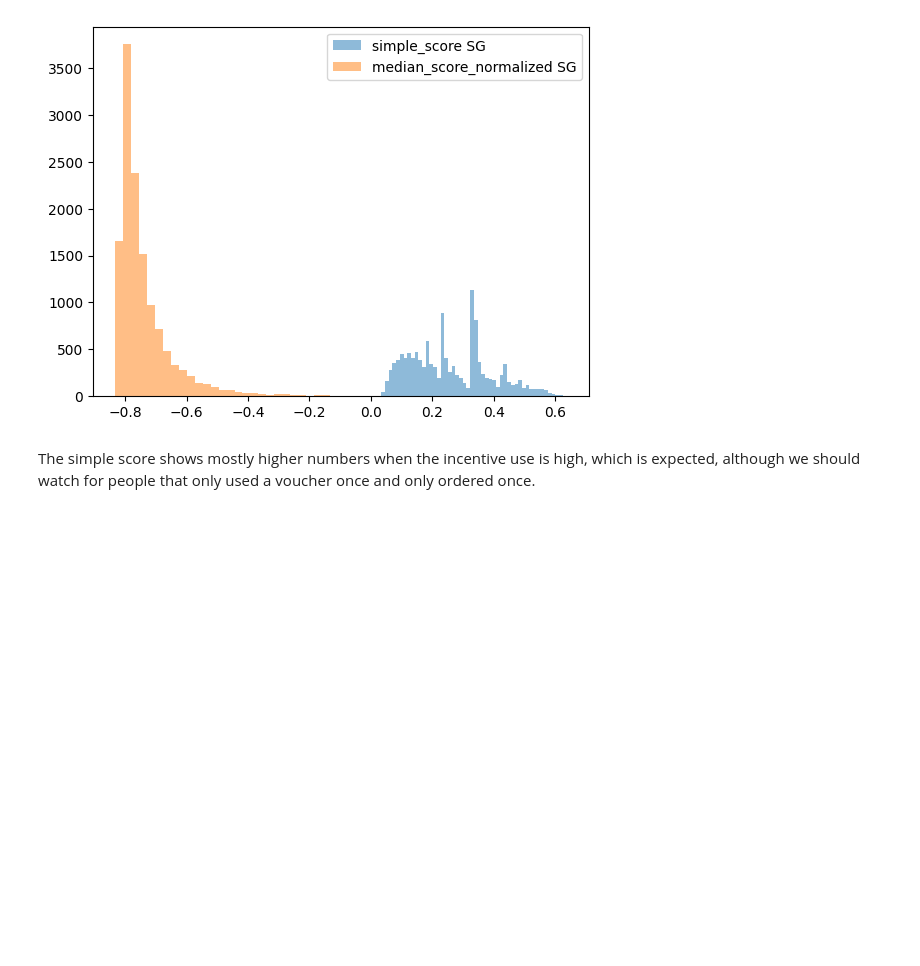
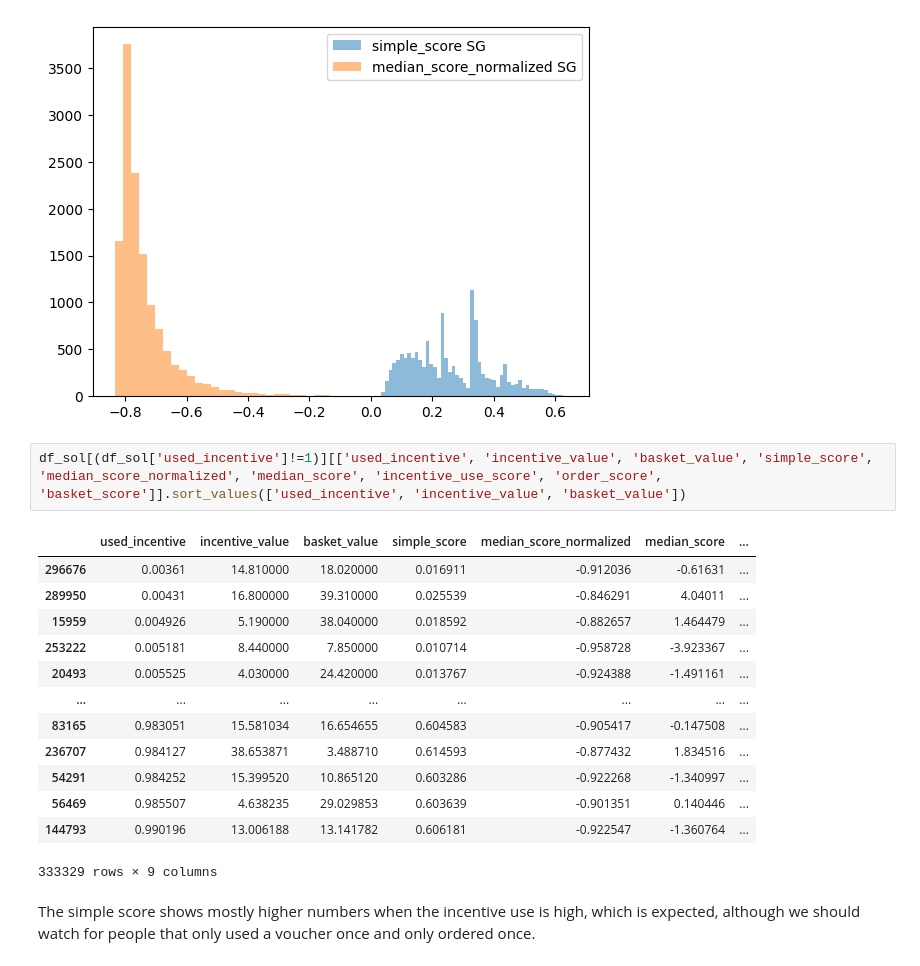
Before and after one commit to AChiaraCapuano/incentives_analysis, a Jupyter notebook: analysis_nb.ipynb, the cells around one changed output. Drawn from its saved outputs; the diff is of its cells as text; blank space fills up the shorter version.

```diff
--- a/analysis_nb.ipynb
+++ b/analysis_nb.ipynb
@@ -259,6 +259,22 @@ plt.hist(df_sol_SG[(df_sol_SG['basket_value']>50) & (df_sol_SG['used_incentive']
 plt.legend(loc='upper right');
 # %% [output]
 [figure]
+# %%
+df_sol[(df_sol['used_incentive']!=1)][['used_incentive', 'incentive_value', 'basket_value', 'simple_score', 'median_score_normalized', 'median_score', 'incentive_use_score', 'order_score', 'basket_score']].sort_values(['used_incentive', 'incentive_value', 'basket_value'])
+# %% [output]
+|  | used_incentive | incentive_value | basket_value | simple_score | median_score_normalized | median_score | ... |
+| 296676 | 0.00361 | 14.810000 | 18.020000 | 0.016911 | -0.912036 | -0.61631 | ... |
+| 289950 | 0.00431 | 16.800000 | 39.310000 | 0.025539 | -0.846291 | 4.04011 | ... |
+| 15959 | 0.004926 | 5.190000 | 38.040000 | 0.018592 | -0.882657 | 1.464479 | ... |
+| 253222 | 0.005181 | 8.440000 | 7.850000 | 0.010714 | -0.958728 | -3.923367 | ... |
+| 20493 | 0.005525 | 4.030000 | 24.420000 | 0.013767 | -0.924388 | -1.491161 | ... |
+| ... | ... | ... | ... | ... | ... | ... | ... |
+| 83165 | 0.983051 | 15.581034 | 16.654655 | 0.604583 | -0.905417 | -0.147508 | ... |
+| 236707 | 0.984127 | 38.653871 | 3.488710 | 0.614593 | -0.877432 | 1.834516 | ... |
+| 54291 | 0.984252 | 15.399520 | 10.865120 | 0.603286 | -0.922268 | -1.340997 | ... |
+| 56469 | 0.985507 | 4.638235 | 29.029853 | 0.603639 | -0.901351 | 0.140446 | ... |
+| 144793 | 0.990196 | 13.006188 | 13.141782 | 0.606181 | -0.922547 | -1.360764 | ... |
+333329 rows × 9 columns
 # %% [markdown]
 The simple score shows mostly higher numbers when the incentive use is high, which is expected, although we should watch for people that only used a voucher once and only ordered once.
 # %% [markdown]
```
